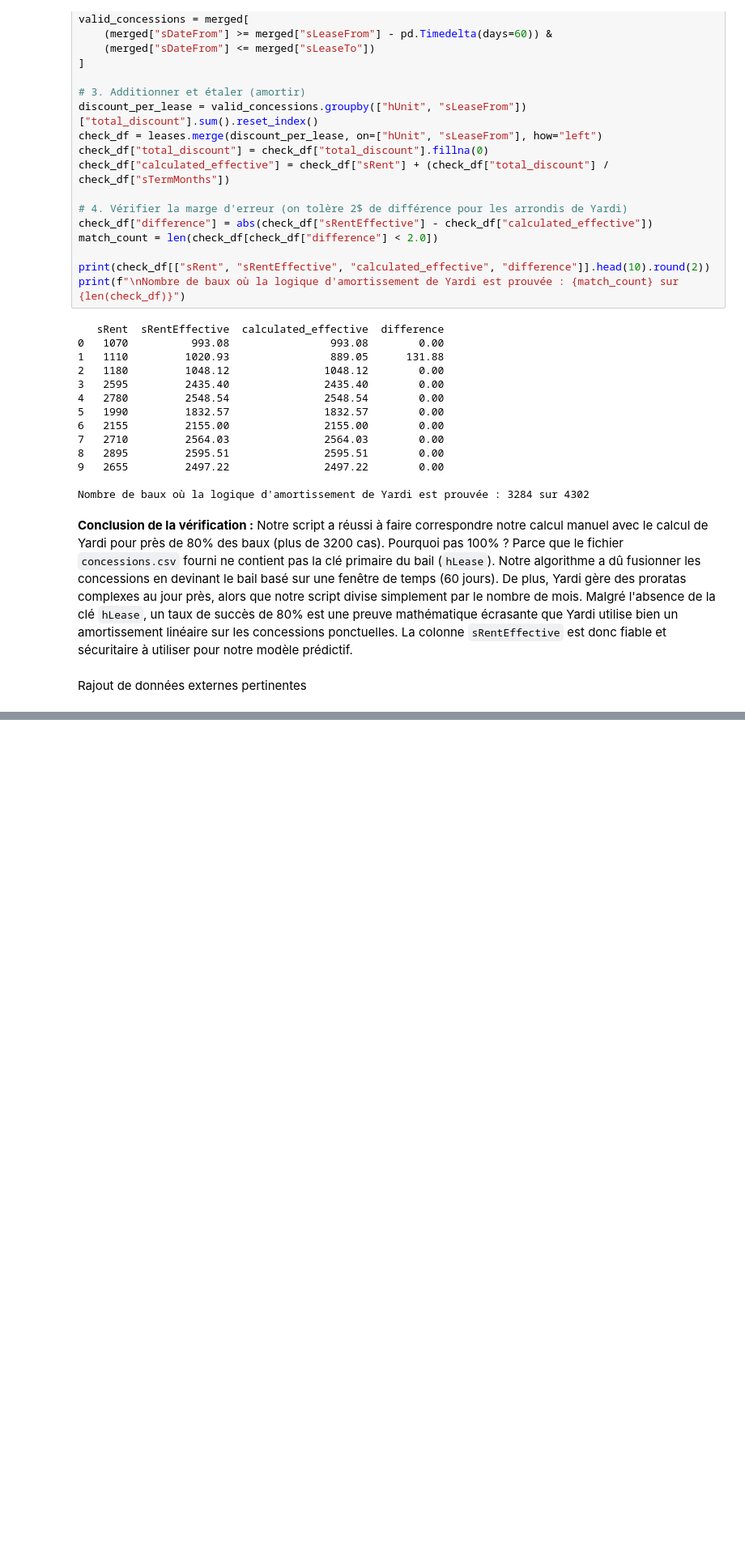
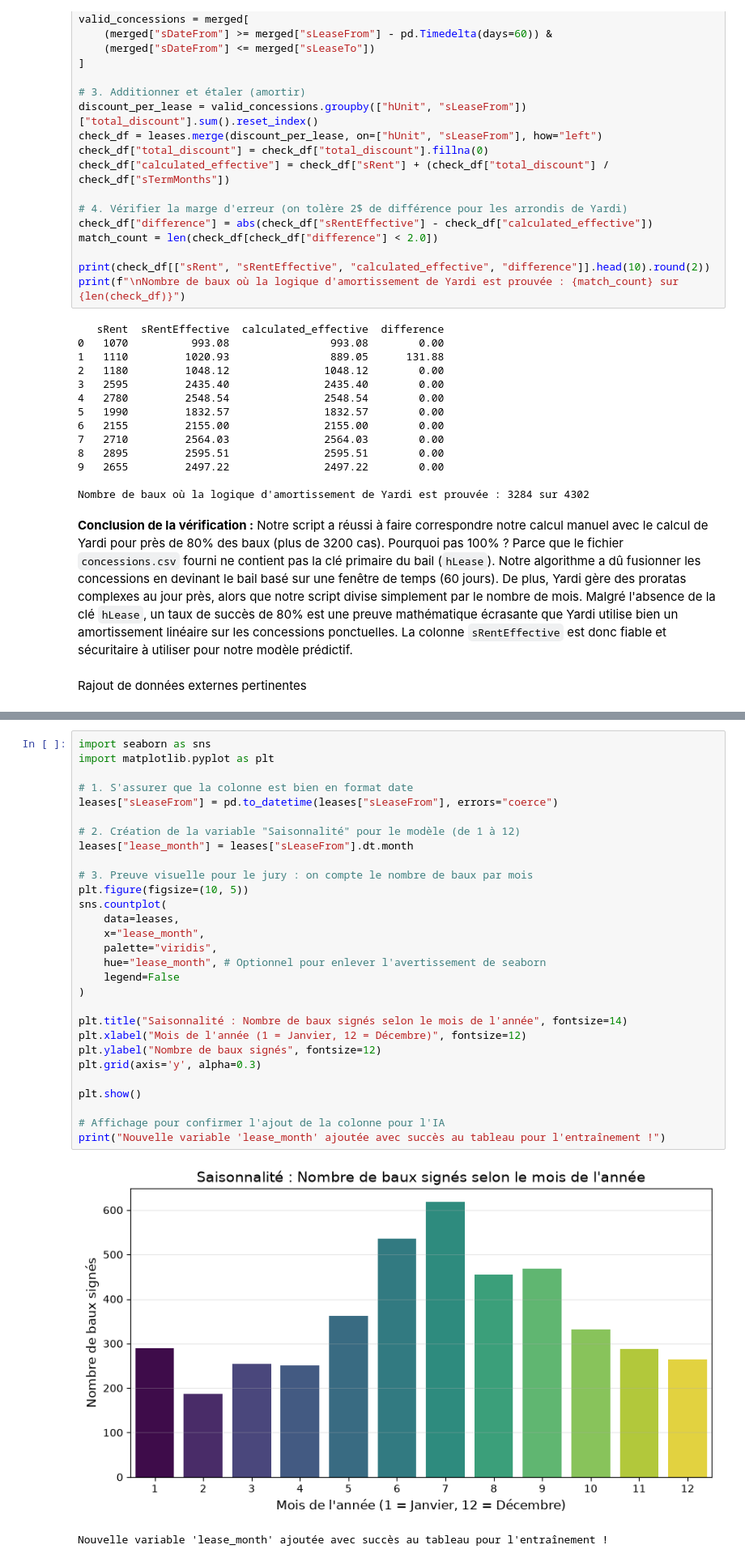
Before and after one commit to Frigonf1/codeml_jadco, a Jupyter notebook: explorationFc.ipynb, the cells around one changed output, grey strips where cells are left out. Shown at 81% size. Cells and saved outputs as stored; diff of their text form; blank space fills up the shorter version.

Commit message:
ajout

```diff
--- a/explorationFc.ipynb
+++ b/explorationFc.ipynb
@@ -327,0 +356,32 @@ Rajout de données externes pertinentes
+# %%
+import seaborn as sns
+import matplotlib.pyplot as plt
+
+# 1. S'assurer que la colonne est bien en format date
+leases["sLeaseFrom"] = pd.to_datetime(leases["sLeaseFrom"], errors="coerce")
+
+# 2. Création de la variable "Saisonnalité" pour le modèle (de 1 à 12)
+leases["lease_month"] = leases["sLeaseFrom"].dt.month
+
+# 3. Preuve visuelle pour le jury : on compte le nombre de baux par mois
+plt.figure(figsize=(10, 5))
+sns.countplot(
+    data=leases,
+    x="lease_month",
+    palette="viridis",
+    hue="lease_month", # Optionnel pour enlever l'avertissement de seaborn
+    legend=False
+)
+
+plt.title("Saisonnalité : Nombre de baux signés selon le mois de l'année", fontsize=14)
+plt.xlabel("Mois de l'année (1 = Janvier, 12 = Décembre)", fontsize=12)
+plt.ylabel("Nombre de baux signés", fontsize=12)
+plt.grid(axis='y', alpha=0.3)
+
+plt.show()
+
+# Affichage pour confirmer l'ajout de la colonne pour l'IA
+print("Nouvelle variable 'lease_month' ajoutée avec succès au tableau pour l'entraînement !")
+# %% [output]
+[figure, added]
+Nouvelle variable 'lease_month' ajoutée avec succès au tableau pour l'entraînement !
```
Also changed, not shown: parts of 3 cells of this notebook.
